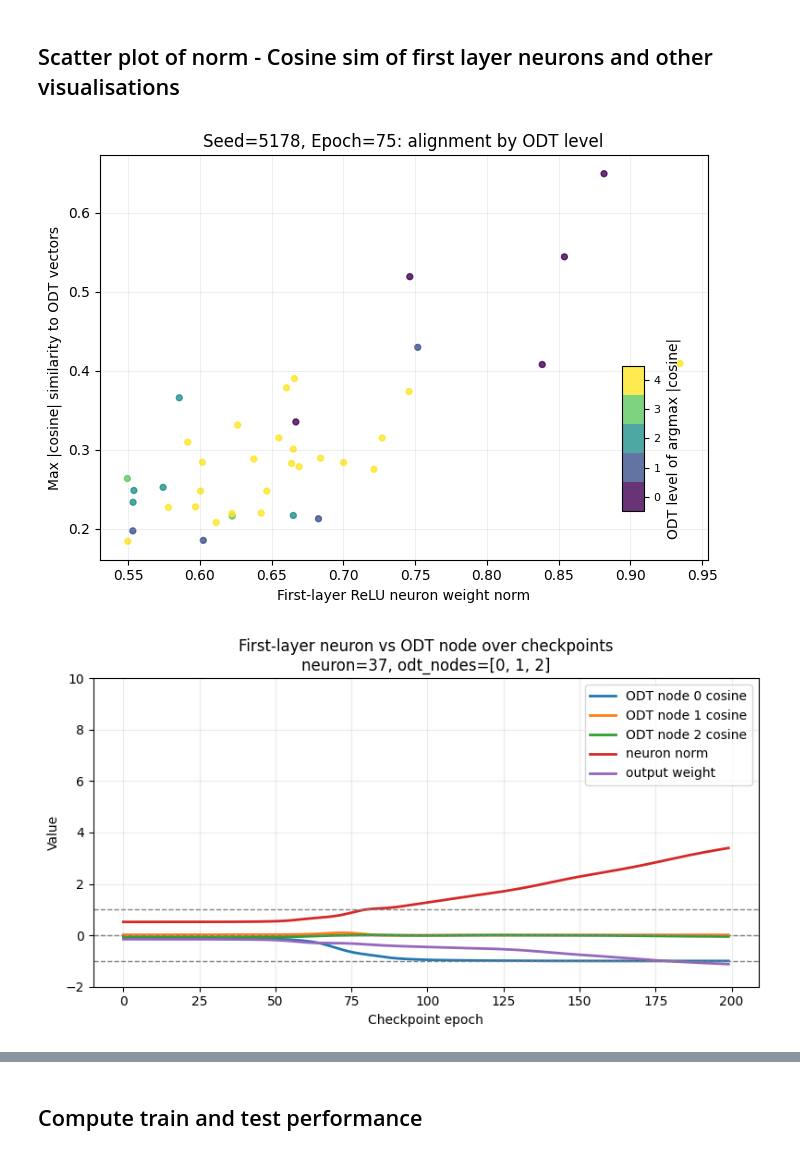
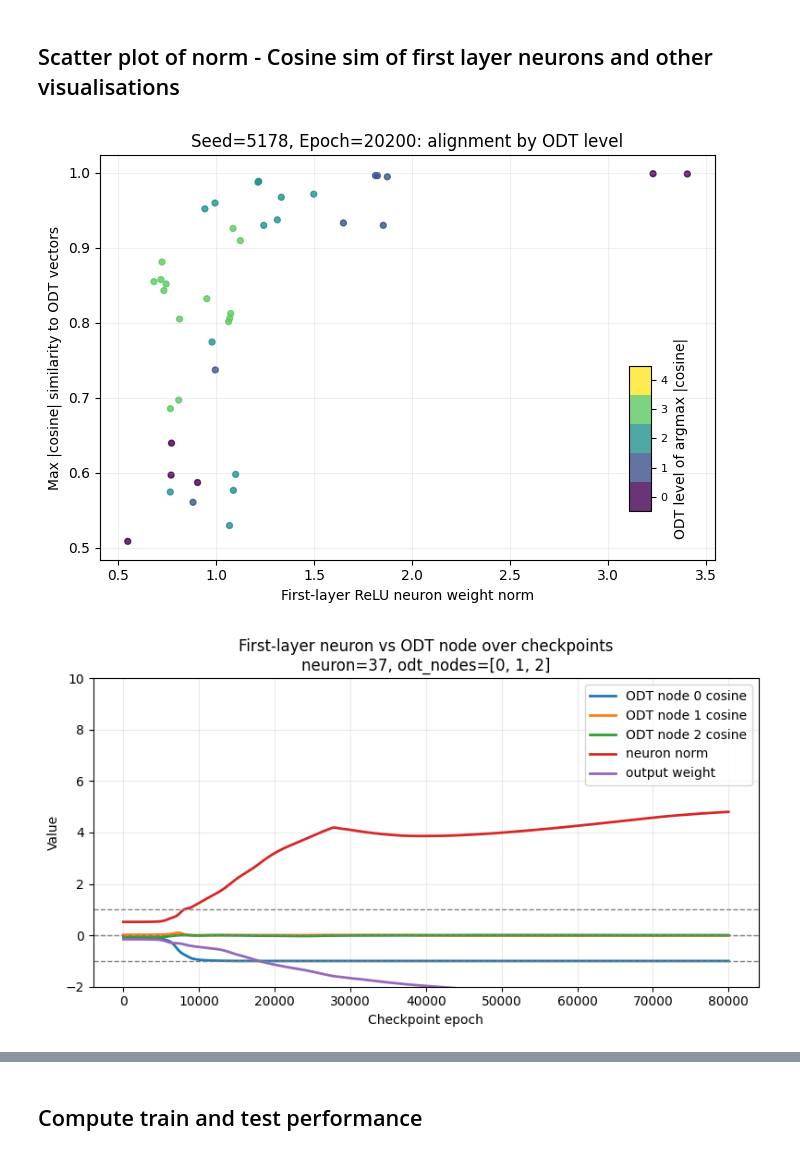
Before and after one commit to HarishGP/layer-lenses, a Jupyter notebook: notebooks/ReLU_replayable_training.ipynb, the cells around one changed output, grey strips where cells are left out. Saved outputs shown, nothing was run; the diff lists cells and outputs as text; code cells hidden in the pictures.

```diff
--- a/notebooks/ReLU_replayable_training.ipynb
+++ b/notebooks/ReLU_replayable_training.ipynb
@@ -214,42 +217,42 @@ optimizer groups: ['sgd']
 from layer_lenses.relu_analysis import plot_first_layer_odt_alignment
 
 
-EPOCH = list(ckpts.keys())[75]  # choose from available checkpoints
+EPOCH = list(ckpts.keys())[300]  # choose from available checkpoints
 
 alignment, fig, ax = plot_first_layer_odt_alignment(
     state_dict=ckpts[EPOCH],
     tree=tree,
     depth=DEPTH,
     epoch=EPOCH,
     seed=SEED,
 )
 plt.show()
 
 # Keep these names available for downstream scratch cells.
 first_layer_wts = alignment["first_layer_wts"]
 odt_wts = alignment["odt_wts"]
 row_norms = alignment["row_norms"]
 cos = alignment["cos"]
 abs_cos = alignment["abs_cos"]
 max_abs_cos = alignment["max_abs_cos"]
 closest_odt = alignment["closest_odt"]
 closest_odt_np = alignment["closest_odt_np"]
 node_level = alignment["node_level"]
 
 state = ckpts[EPOCH]
 HIDDEN_WEIGHTS = [
     state[f"hidden_layers.{layer_idx}.weight"].detach().cpu()
     for layer_idx in range(len(HIDDEN_DIMS))
 ]
 W0 = HIDDEN_WEIGHTS[0]
 Wout = state["output_layer.weight"].detach().cpu()
 # %% [output]
-[figure, old version]
+[figure, new version]
 # %%
 FIRST_LAYER_NEURON_ID = [37]
 ODT_INTERNAL_NODE_ID = [0,1,2]
 START_EPOCH_PLOT_IDX = 0
-END_EPOCH_PLOT_IDX = 200
+END_EPOCH_PLOT_IDX = 600
 
 
 
@@ -364,7 +367,7 @@ axes[-1].set_xlabel("Checkpoint epoch")
 fig.tight_layout()
 plt.show()
 # %% [output]
-[figure, old version]
+[figure, new version]
 # %%
 components = torch.diag(row_norms) @ cos
 max_w, argmax_w = torch.max(cos.abs(), dim=0)
```
Also changed, not shown: parts of 10 cells of this notebook, 4 other files.
